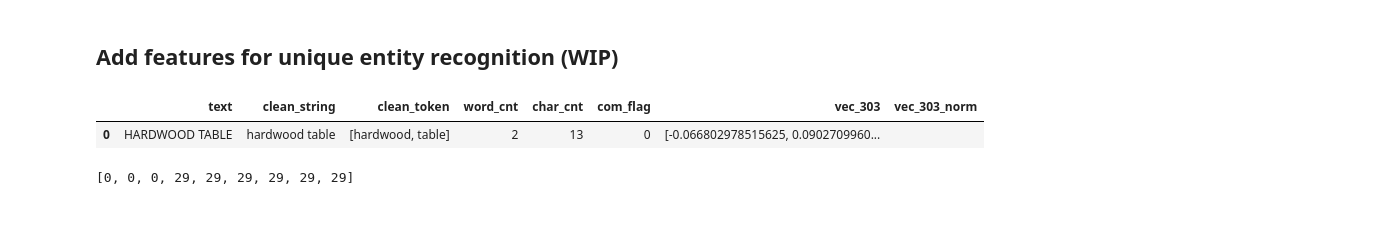
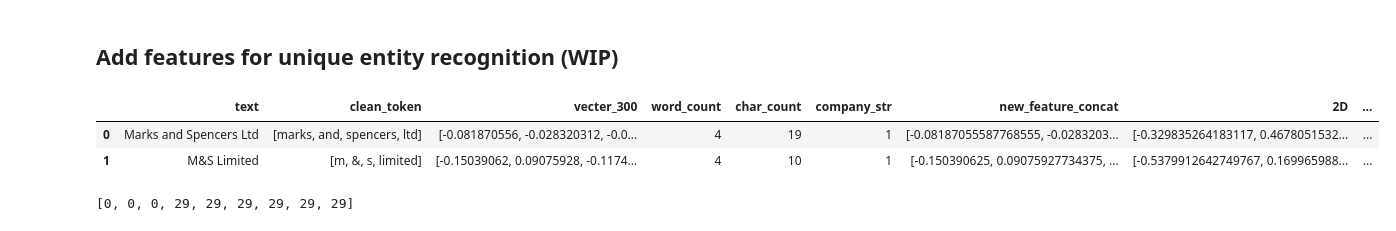
Before and after one commit to zhenyuli1216/Unique-Entity-Identification, a Jupyter notebook: src/v2.ipynb, the cells around one changed output. Drawn from its saved outputs; the diff is of its cells as text; code cells hidden in the pictures.

```diff
--- a/src/v2.ipynb
+++ b/src/v2.ipynb
@@ -196,7 +198,7 @@ dn = hierarchy.dendrogram(Z)
 # %% [markdown]
 Decent hierarchy graph, looks like 1.5 would be a good threshold
 # %%
-threshold = 1.5
+threshold = 6
 C = hierarchy.fcluster(Z, threshold, criterion="distance")
 labels = (C).tolist()
 labels = ['cluster_'+str(s) for s in labels]
@@ -216,3 +220,5 @@ cluster_5 ['Marks and Spencers Ltd', 'M&S Limited', '44 CHINA ROAD, KOWLOON, HON
+# %%
+df = df.drop(columns = ['hierarchy_label'])
 # %% [markdown]
 ## Add features for unique entity recognition (WIP)
 # %%
@@ -245,5 +252,0 @@ my_df = pd.DataFrame({'text': [init_string], 'clean_string': [' '.join(init_run[
-# %%
-my_df
-# %% [output]
-|  | text | clean_string | clean_token | word_cnt | char_cnt | com_flag | vec_303 | vec_303_norm |
-| 0 | HARDWOOD TABLE | hardwood table | [hardwood, table] | 2 | 13 | 0 | [-0.066802978515625, 0.0902709960... |  |
@@ -257,0 +253,6 @@ test_vector = test_[4]
+# %%
+df.head(2)
+# %% [output]
+|  | text | clean_token | vecter_300 | word_count | char_count | company_str | new_feature_concat | 2D | ... |
+| 0 | Marks and Spencers Ltd | [marks, and, spencers, ltd] | [-0.081870556, -0.028320312, -0.0... | 4 | 19 | 1 | [-0.08187055587768555, -0.0283203... | [-0.329835264183117, 0.4678051532... | ... |
+| 1 | M&S Limited | [m, &, s, limited] | [-0.15039062, 0.09075928, -0.1174... | 4 | 10 | 1 | [-0.150390625, 0.09075927734375, ... | [-0.5379912642749767, 0.169965988... | ... |
```
Also changed, not shown: parts of 11 cells of this notebook.
